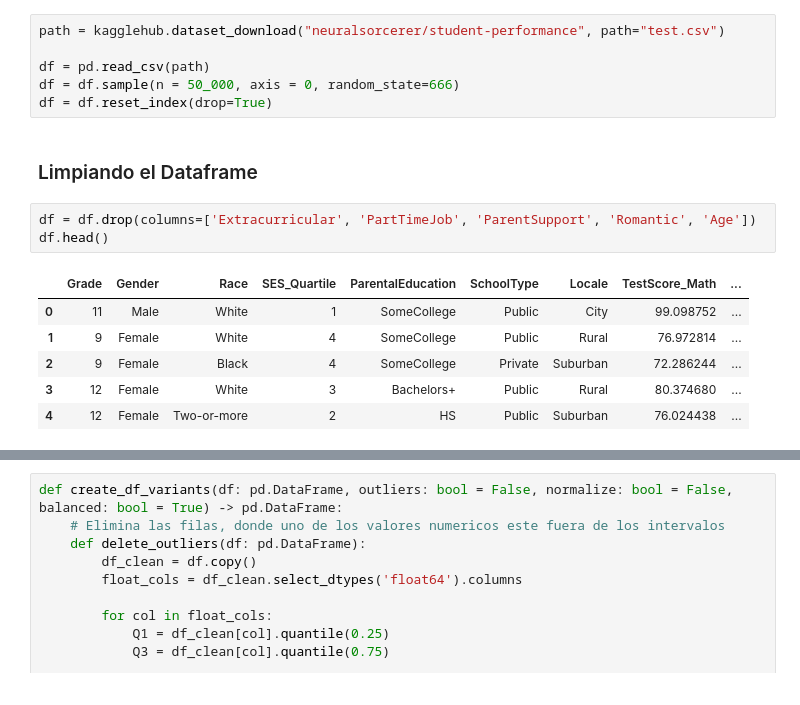
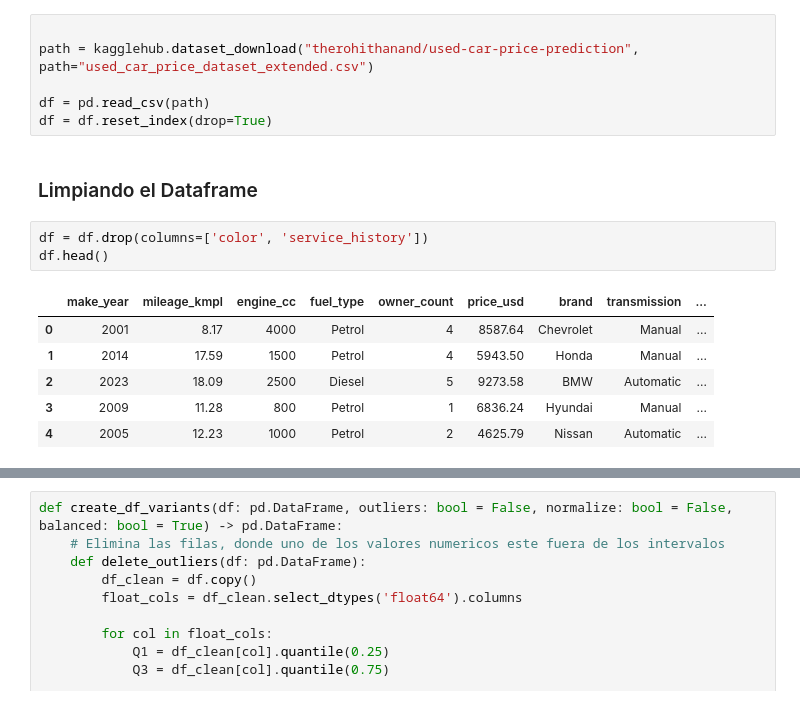
Before and after one commit to JhofredCam/Practica2_introIA, a Jupyter notebook: Proyecto.ipynb, the cells around one changed output, grey strips where cells are left out. Saved outputs shown, nothing was run; the diff lists cells and outputs as text.

```diff
--- a/Proyecto.ipynb
+++ b/Proyecto.ipynb
@@ -13,18 +13,18 @@ from sklearn.preprocessing import MinMaxScaler
 # %%
-path = kagglehub.dataset_download("neuralsorcerer/student-performance", path="test.csv")
+
+path = kagglehub.dataset_download("therohithanand/used-car-price-prediction", path="used_car_price_dataset_extended.csv")
 
 df = pd.read_csv(path)
-df = df.sample(n = 50_000, axis = 0, random_state=666)
 df = df.reset_index(drop=True)
 # %% [markdown]
 ### Limpiando el Dataframe
 # %%
-df = df.drop(columns=['Extracurricular', 'PartTimeJob', 'ParentSupport', 'Romantic', 'Age'])
+df = df.drop(columns=['color', 'service_history'])
 df.head()
 # %% [output]
-|  | Grade | Gender | Race | SES_Quartile | ParentalEducation | SchoolType | Locale | TestScore_Math | ... |
-| 0 | 11 | Male | White | 1 | SomeCollege | Public | City | 99.098752 | ... |
-| 1 | 9 | Female | White | 4 | SomeCollege | Public | Rural | 76.972814 | ... |
-| 2 | 9 | Female | Black | 4 | SomeCollege | Private | Suburban | 72.286244 | ... |
-| 3 | 12 | Female | White | 3 | Bachelors+ | Public | Rural | 80.374680 | ... |
-| 4 | 12 | Female | Two-or-more | 2 | HS | Public | Suburban | 76.024438 | ... |
+|  | make_year | mileage_kmpl | engine_cc | fuel_type | owner_count | price_usd | brand | transmission | ... |
+| 0 | 2001 | 8.17 | 4000 | Petrol | 4 | 8587.64 | Chevrolet | Manual | ... |
+| 1 | 2014 | 17.59 | 1500 | Petrol | 4 | 5943.50 | Honda | Manual | ... |
+| 2 | 2023 | 18.09 | 2500 | Diesel | 5 | 9273.58 | BMW | Automatic | ... |
+| 3 | 2009 | 11.28 | 800 | Petrol | 1 | 6836.24 | Hyundai | Manual | ... |
+| 4 | 2005 | 12.23 | 1000 | Petrol | 2 | 4625.79 | Nissan | Automatic | ... |
```
Also changed, not shown: parts of 3 cells of this notebook.
